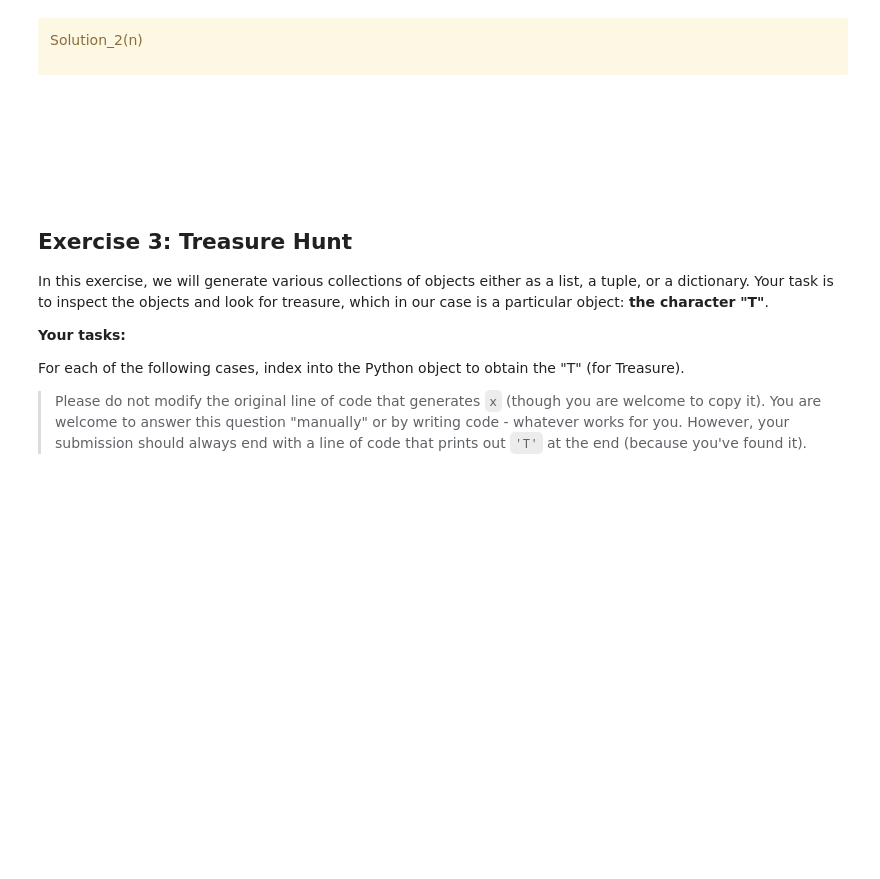
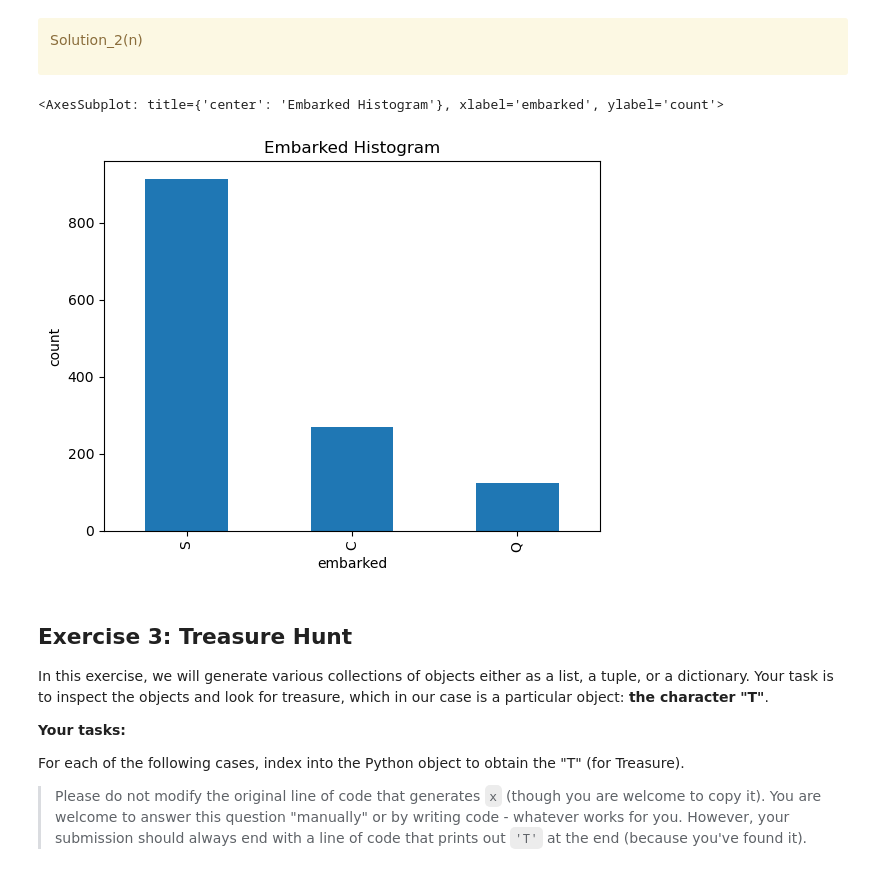
Before and after one commit to UBC-CS/cpsc330-2023s, a Jupyter notebook: hw/hw1/hw1.ipynb, the cells around one changed output. Cells and saved outputs as stored; diff of their text form; code cells hidden in the pictures; blank space fills up the shorter version.

```diff
--- a/hw/hw1/hw1.ipynb
+++ b/hw/hw1/hw1.ipynb
@@ -309,8 +465,11 @@ Create a histogram of `embarked` values.
 Solution_2(n)
 
 </div>
-# %% [markdown]
-<br><br><br><br>
+# %%
+titanic_df["embarked"].value_counts().plot.bar(y="embarked", title="Embarked Histogram", xlabel="embarked", ylabel="count")
+# %% [output]
+<AxesSubplot: title={'center': 'Embarked Histogram'}, xlabel='embarked', ylabel='count'>
+[figure, added]
 # %% [markdown]
 ## Exercise 3: Treasure Hunt
 
```
Also changed, not shown: parts of 38 cells of this notebook, 4 other files.
